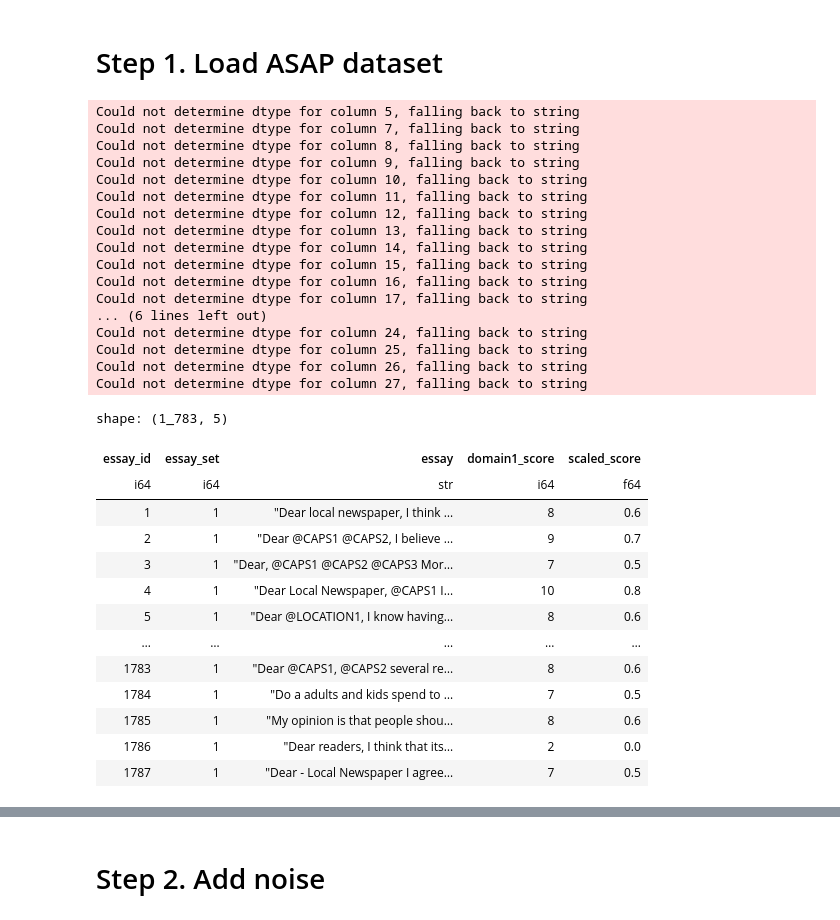
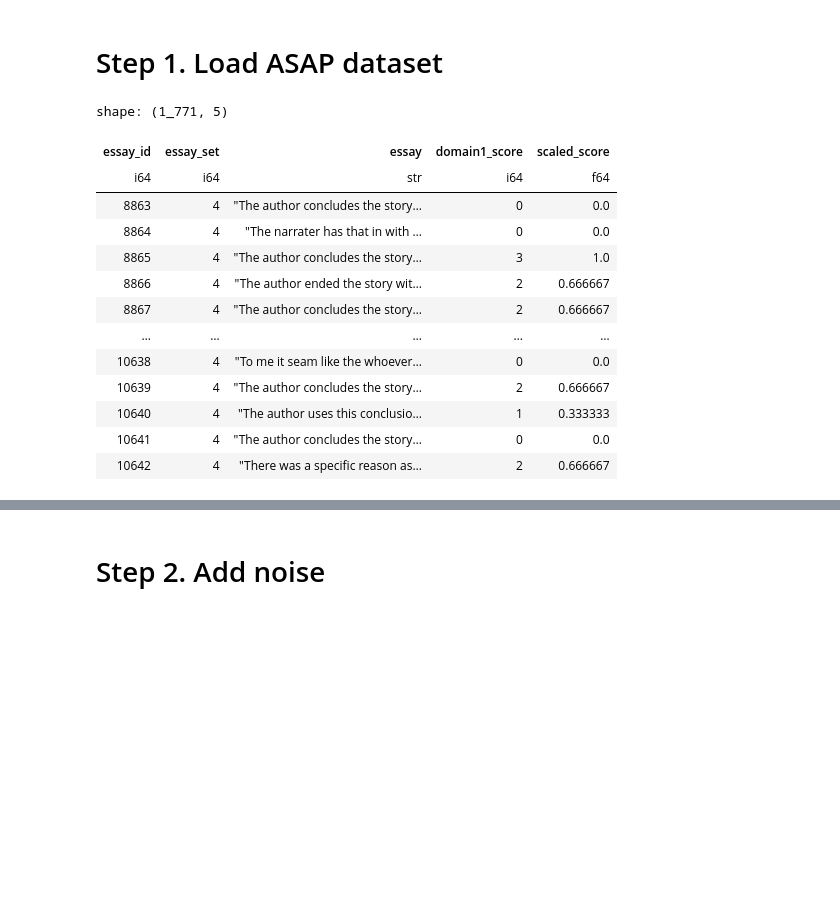
Before and after one commit to takumi0shibata/data-valuation, a Jupyter notebook: examples/noise_detection.ipynb, the cells around one changed output, grey strips where cells are left out. Saved outputs shown, nothing was run; the diff lists cells and outputs as text; code cells hidden in the pictures; blank space fills up the shorter version.

```diff
--- a/examples/noise_detection.ipynb
+++ b/examples/noise_detection.ipynb
@@ -13,51 +13,34 @@ def scale_score(score: int, essay_set: int, score_dict: dict) -> float:
     minscore, maxscore = score_dict[essay_set]['score']
     return (score - minscore) / (maxscore - minscore)
 # %%
-PROMPT_ID = 1
+PROMPT_ID = 4
 RAMDOM_SEED = 42
 
-asap_data = pl.read_excel('training_set_rel3.xlsx')
+asap_data = pl.read_excel('training_set_rel3.xlsx', infer_schema_length=15000)
 asap_data = asap_data.drop_nulls("domain1_score")
 asap_data = asap_data.select(['essay_id', 'essay_set', 'essay', 'domain1_score'])
 asap_data = asap_data.with_columns(
     pl.struct(['domain1_score', 'essay_set'])
     .map_elements(lambda x: scale_score(x['domain1_score'], x['essay_set'], get_min_max_scores()), return_dtype=pl.Float64)
     .alias('scaled_score')
 )
 asap_data = asap_data.filter(pl.col('essay_set') == PROMPT_ID)
 asap_data
 # %% [output]
-Could not determine dtype for column 5, falling back to string
-Could not determine dtype for column 7, falling back to string
-Could not determine dtype for column 8, falling back to string
-Could not determine dtype for column 9, falling back to string
-Could not determine dtype for column 10, falling back to string
-Could not determine dtype for column 11, falling back to string
-Could not determine dtype for column 12, falling back to string
-Could not determine dtype for column 13, falling back to string
-Could not determine dtype for column 14, falling back to string
-Could not determine dtype for column 15, falling back to string
-Could not determine dtype for column 16, falling back to string
-Could not determine dtype for column 17, falling back to string
-... (6 lines left out)
-Could not determine dtype for column 24, falling back to string
-Could not determine dtype for column 25, falling back to string
-Could not determine dtype for column 26, falling back to string
-Could not determine dtype for column 27, falling back to string
+shape: (1_771, 5)
-shape: (1_783, 5)
 | essay_id | essay_set | essay | domain1_score | scaled_score |
 | i64 | i64 | str | i64 | f64 |
-| 1 | 1 | "Dear local newspaper, I think … | 8 | 0.6 |
-| 2 | 1 | "Dear @CAPS1 @CAPS2, I believe … | 9 | 0.7 |
-| 3 | 1 | "Dear, @CAPS1 @CAPS2 @CAPS3 Mor… | 7 | 0.5 |
-| 4 | 1 | "Dear Local Newspaper, @CAPS1 I… | 10 | 0.8 |
-| 5 | 1 | "Dear @LOCATION1, I know having… | 8 | 0.6 |
+| 8863 | 4 | "The author concludes the story… | 0 | 0.0 |
+| 8864 | 4 | "The narrater has that in with … | 0 | 0.0 |
+| 8865 | 4 | "The author concludes the story… | 3 | 1.0 |
+| 8866 | 4 | "The author ended the story wit… | 2 | 0.666667 |
+| 8867 | 4 | "The author concludes the story… | 2 | 0.666667 |
 | … | … | … | … | … |
-| 1783 | 1 | "Dear @CAPS1, @CAPS2 several re… | 8 | 0.6 |
-| 1784 | 1 | "Do a adults and kids spend to … | 7 | 0.5 |
-| 1785 | 1 | "My opinion is that people shou… | 8 | 0.6 |
-| 1786 | 1 | "Dear readers, I think that its… | 2 | 0.0 |
-| 1787 | 1 | "Dear - Local Newspaper I agree… | 7 | 0.5 |
+| 10638 | 4 | "To me it seam like the whoever… | 0 | 0.0 |
+| 10639 | 4 | "The author concludes the story… | 2 | 0.666667 |
+| 10640 | 4 | "The author uses this conclusio… | 1 | 0.333333 |
+| 10641 | 4 | "The author concludes the story… | 0 | 0.0 |
+| 10642 | 4 | "There was a specific reason as… | 2 | 0.666667 |
 # %%
 from sklearn.model_selection import train_test_split
 
```
Also changed, not shown: parts of 13 cells of this notebook, 3 other files.
